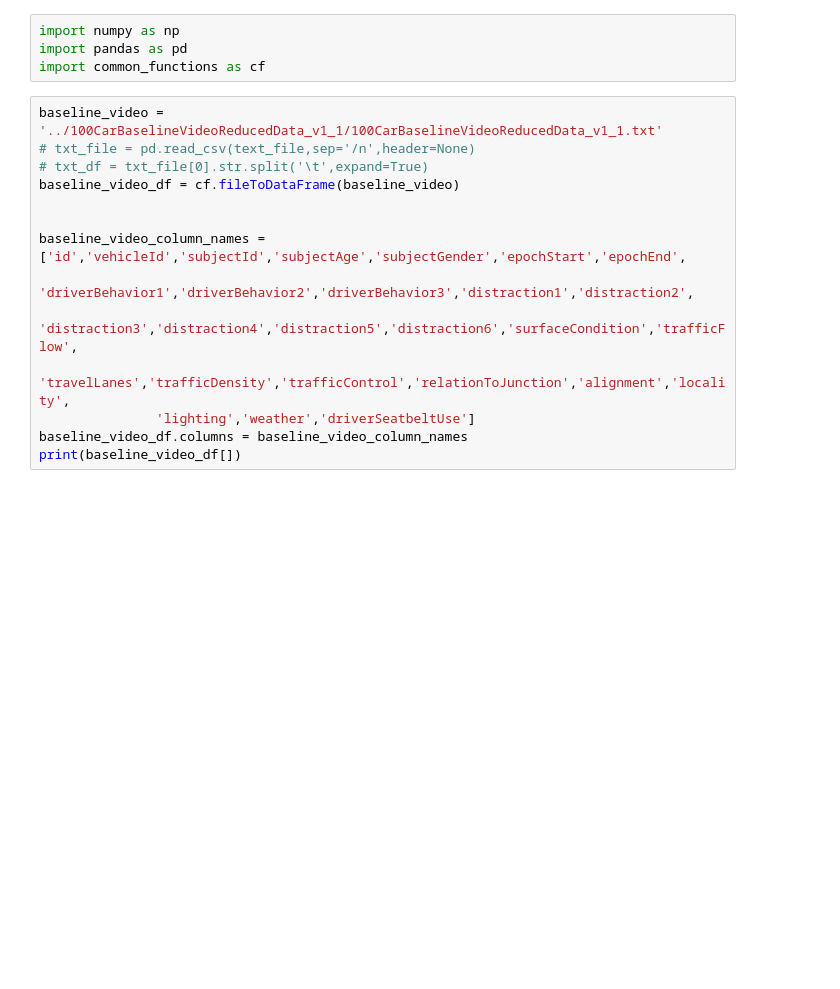
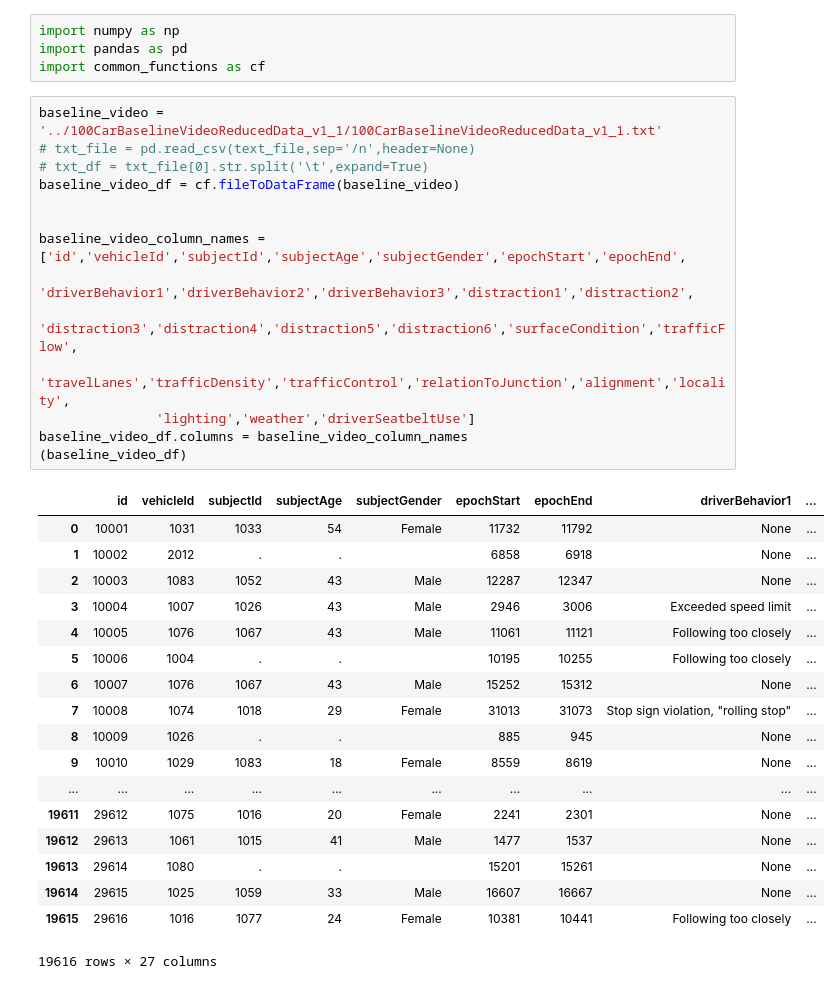
Before and after one commit to Vincentcent1/Markov-Glance, a Jupyter notebook: 100-Car Dataset/code/dataParser.ipynb, the cells around one changed output. Drawn from its saved outputs; the diff is of its cells as text; blank space fills up the shorter version.

```diff
--- a/100-Car Dataset/code/dataParser.ipynb
+++ b/100-Car Dataset/code/dataParser.ipynb
@@ -5,17 +5,36 @@ import common_functions as cf
 # %%
 baseline_video = '../100CarBaselineVideoReducedData_v1_1/100CarBaselineVideoReducedData_v1_1.txt'
 # txt_file = pd.read_csv(text_file,sep='/n',header=None)
 # txt_df = txt_file[0].str.split('\t',expand=True)
 baseline_video_df = cf.fileToDataFrame(baseline_video)
 
 
 baseline_video_column_names = ['id','vehicleId','subjectId','subjectAge','subjectGender','epochStart','epochEnd',
                 'driverBehavior1','driverBehavior2','driverBehavior3','distraction1','distraction2',
                'distraction3','distraction4','distraction5','distraction6','surfaceCondition','trafficFlow',
                'travelLanes','trafficDensity','trafficControl','relationToJunction','alignment','locality',
                'lighting','weather','driverSeatbeltUse']
 baseline_video_df.columns = baseline_video_column_names
-print(baseline_video_df[])
+(baseline_video_df)
+# %% [output]
+|  | id | vehicleId | subjectId | subjectAge | subjectGender | epochStart | epochEnd | driverBehavior1 | ... |
+| 0 | 10001 | 1031 | 1033 | 54 | Female | 11732 | 11792 | None | ... |
+| 1 | 10002 | 2012 | . | . |  | 6858 | 6918 | None | ... |
+| 2 | 10003 | 1083 | 1052 | 43 | Male | 12287 | 12347 | None | ... |
+| 3 | 10004 | 1007 | 1026 | 43 | Male | 2946 | 3006 | Exceeded speed limit | ... |
+| 4 | 10005 | 1076 | 1067 | 43 | Male | 11061 | 11121 | Following too closely | ... |
+| 5 | 10006 | 1004 | . | . |  | 10195 | 10255 | Following too closely | ... |
+| 6 | 10007 | 1076 | 1067 | 43 | Male | 15252 | 15312 | None | ... |
+| 7 | 10008 | 1074 | 1018 | 29 | Female | 31013 | 31073 | Stop sign violation, "rolling stop" | ... |
+| 8 | 10009 | 1026 | . | . |  | 885 | 945 | None | ... |
+| 9 | 10010 | 1029 | 1083 | 18 | Female | 8559 | 8619 | None | ... |
+| ... | ... | ... | ... | ... | ... | ... | ... | ... | ... |
+| 19611 | 29612 | 1075 | 1016 | 20 | Female | 2241 | 2301 | None | ... |
+| 19612 | 29613 | 1061 | 1015 | 41 | Male | 1477 | 1537 | None | ... |
+| 19613 | 29614 | 1080 | . | . |  | 15201 | 15261 | None | ... |
+| 19614 | 29615 | 1025 | 1059 | 33 | Male | 16607 | 16667 | None | ... |
+| 19615 | 29616 | 1016 | 1077 | 24 | Female | 10381 | 10441 | Following too closely | ... |
+19616 rows × 27 columns
 # %%
 baseline_eyeglance = '../100CarBaselineEyeglanceData_v1_1/100CarBaselineEyeglanceData_v1_1.txt'
 baseline_eyeglance_df = cf.fileToDataFrame(baseline_eyeglance)
```
Also changed, not shown: parts of 4 cells of this notebook, 3 other files.
